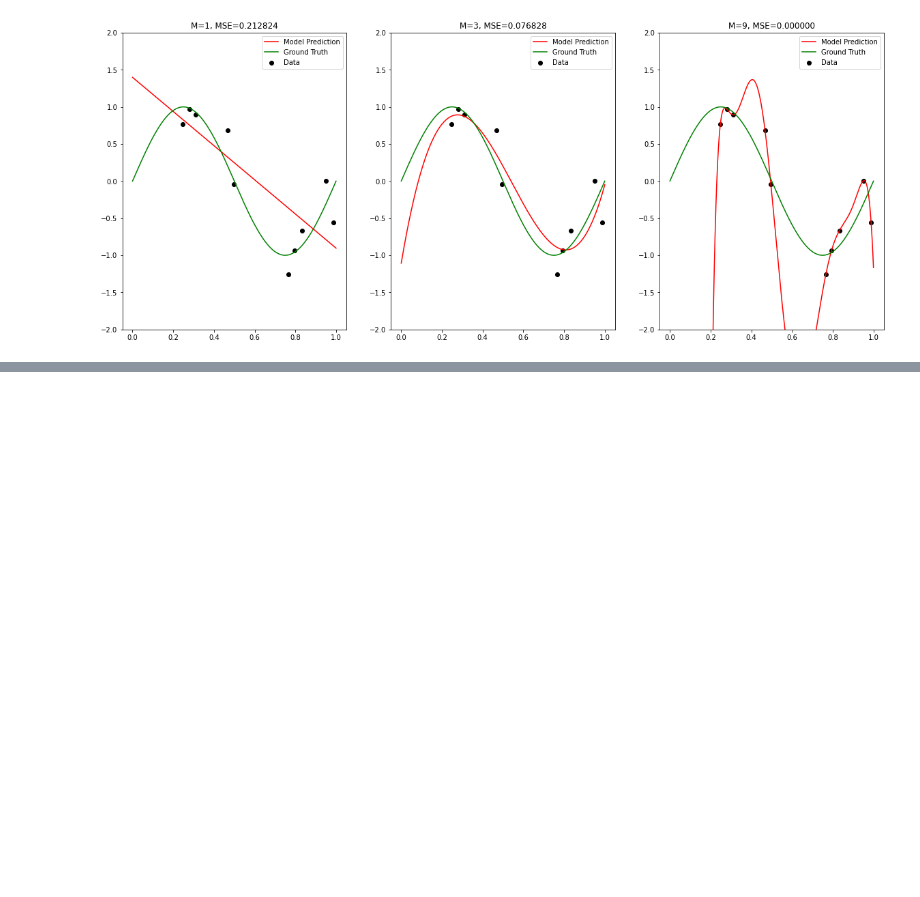
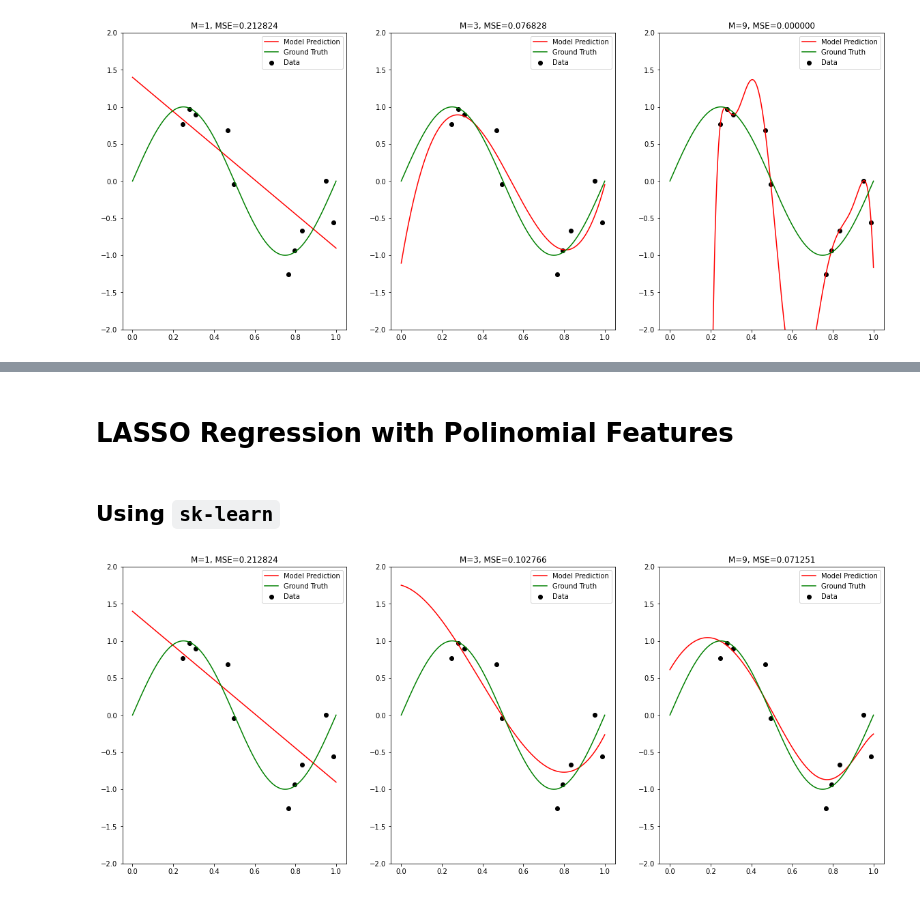
Before and after one commit to surajx/AIFS, a Jupyter notebook: labs/Machine Learning/Polinomial_curve_fitting.ipynb, the cells around one changed output, grey strips where cells are left out. Cells and saved outputs as stored; diff of their text form; code cells hidden in the pictures; blank space fills up the shorter version.

```diff
--- a/labs/Machine Learning/Polinomial_curve_fitting.ipynb
+++ b/labs/Machine Learning/Polinomial_curve_fitting.ipynb
@@ -143,0 +243,35 @@ for M in M_list:
+# %% [markdown]
+# LASSO Regression with Polinomial Features
+# %% [markdown]
+## Using `sk-learn`
+# %%
+# Define the Order of the polynomial. This defines the Capacity of the Model
+plt.figure(figsize=(20, 8))
+plt_cnt = 1
+for M in M_list:
+
+    # Set subplot
+    ax = plt.subplot(1, len(M_list), plt_cnt)
+    # plt.setp(ax, xticks=(), yticks=())
+
+    # Convert to matrix format
+    X_train_mat = np.expand_dims(X_train, axis=1)
+    X_true_mat = np.expand_dims(X_true, axis=1)
+
+    model = make_pipeline(PolynomialFeatures(M), Lasso(alpha=reg_coeff))
+    model.fit(X_train_mat, y_train)
+
+
+    y_model_pred = model.predict(X_true_mat) # Model prediction
+
+    mse = mean_squared_error(y_train, model.predict(X_train_mat))
+
+    plt.ylim((-2, 2))
+    plt.title("M={}, MSE={:.6f}".format(M, mse))
+    plt.scatter(X_train, y_train, color="black", label="Data")
+    plt.plot(X_true, y_model_pred, color="red", label="Model Prediction")
+    plt.plot(X_true, y_true, color="green", label="Ground Truth")
+    plt.legend(loc="best")
+    plt_cnt += 1
+# %% [output]
+[figure, added]
```
Also changed, not shown: parts of 8 cells of this notebook, 1 other file.
